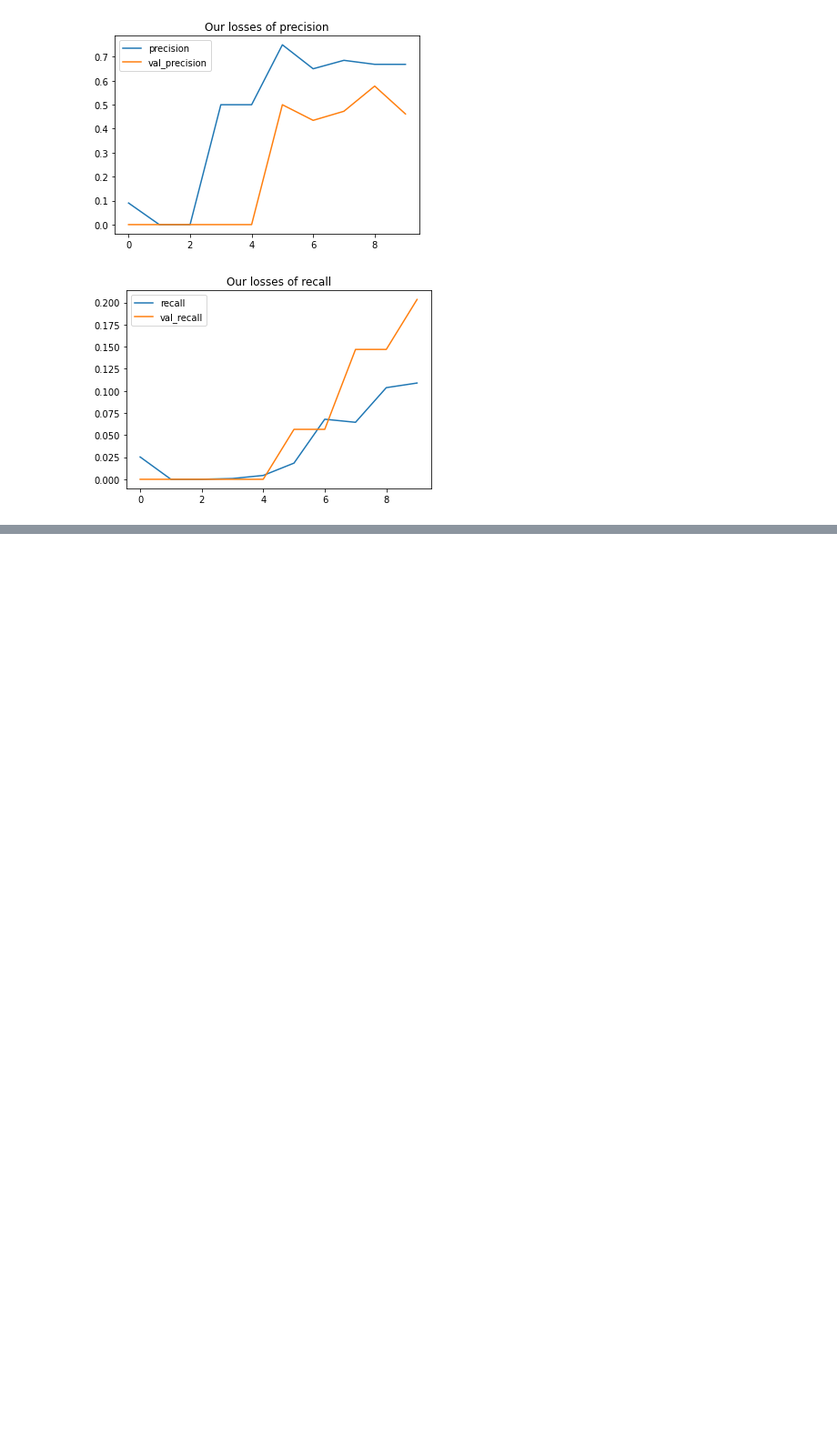
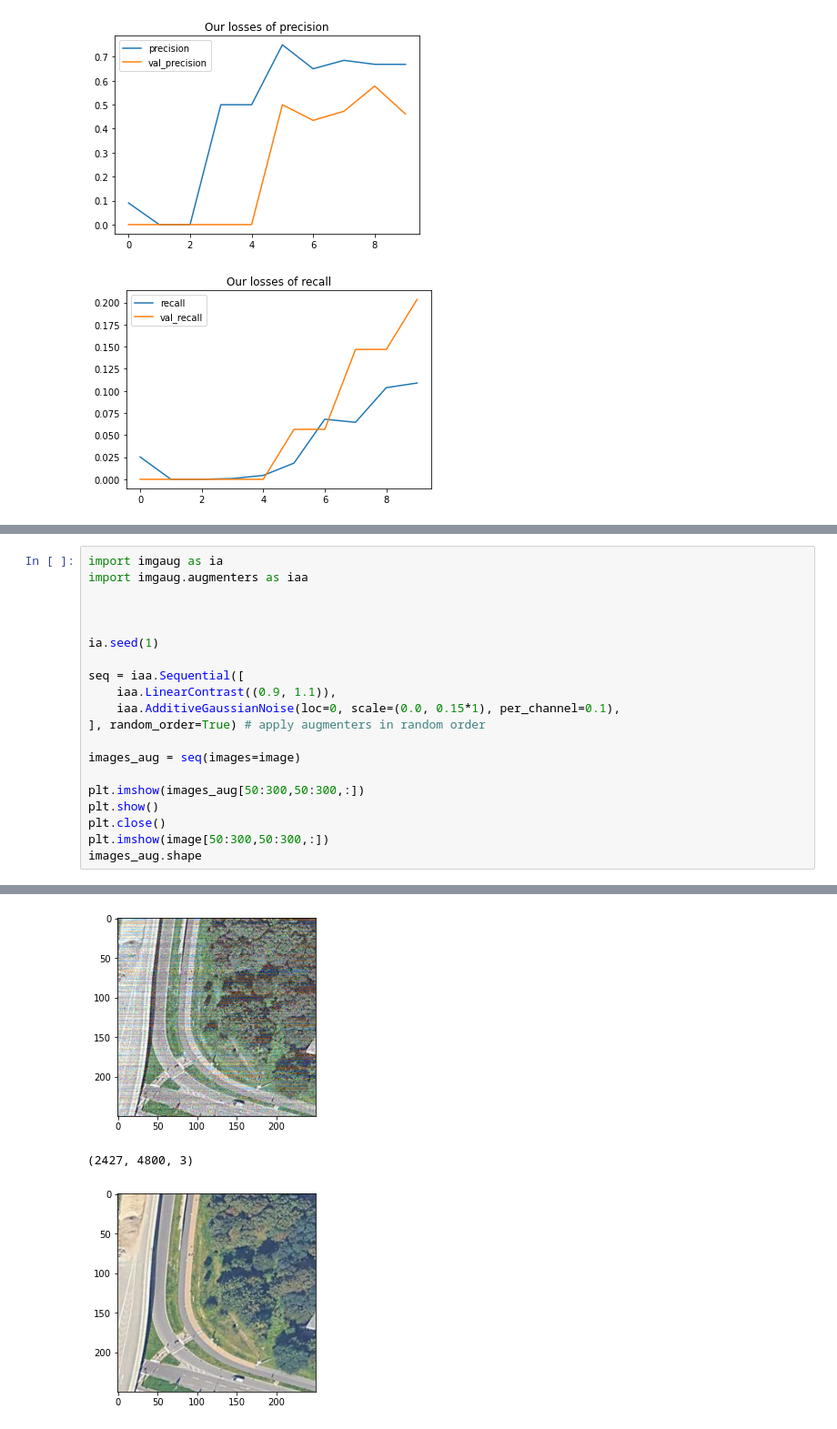
Before and after one commit to LuiseStrathe/urbaneagle_visionai, a Jupyter notebook: notebooks/Base_Model_06.ipynb, the cells around one changed output, grey strips where cells are left out. Shown at 91% size. Drawn from its saved outputs; the diff is of its cells as text; blank space fills up the shorter version.

```diff
--- a/notebooks/Base_Model_06.ipynb
+++ b/notebooks/Base_Model_06.ipynb
@@ -838,0 +846,21 @@ for metric in METRICS:
+# %%
+import imgaug as ia
+import imgaug.augmenters as iaa
+
+
+
+ia.seed(1)
+
+seq = iaa.Sequential([
+    iaa.LinearContrast((0.9, 1.1)),
+    iaa.AdditiveGaussianNoise(loc=0, scale=(0.0, 0.15*1), per_channel=0.1),
+], random_order=True) # apply augmenters in random order
+
+images_aug = seq(images=image)
+
+plt.imshow(images_aug[50:300,50:300,:])
+plt.show()
+plt.close()
+plt.imshow(image[50:300,50:300,:])
+images_aug.shape
+# %% [output]
@@ -838,0 +868,3 @@ for metric in METRICS:
+[figure, added]
+(2427, 4800, 3)
+[figure, added]
```
Also changed, not shown: parts of 17 cells of this notebook, 32 other files.
